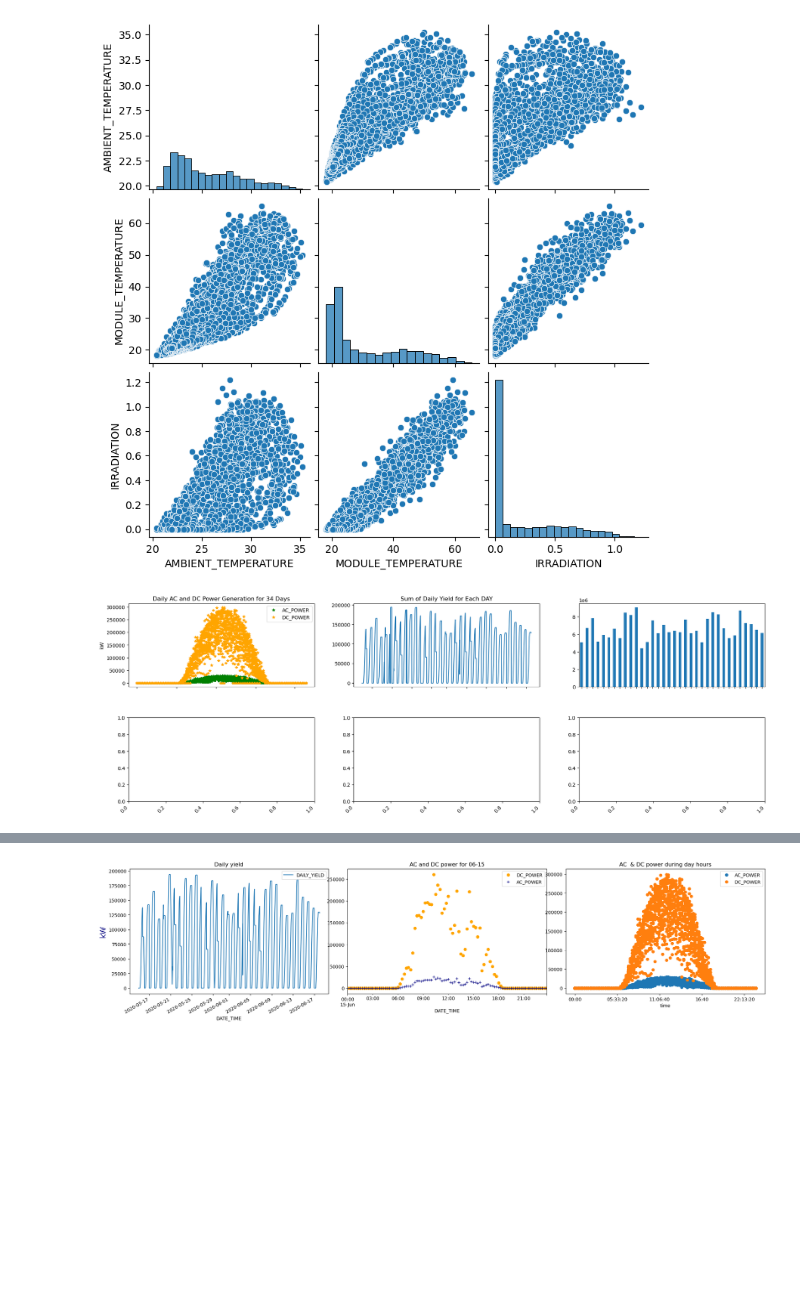
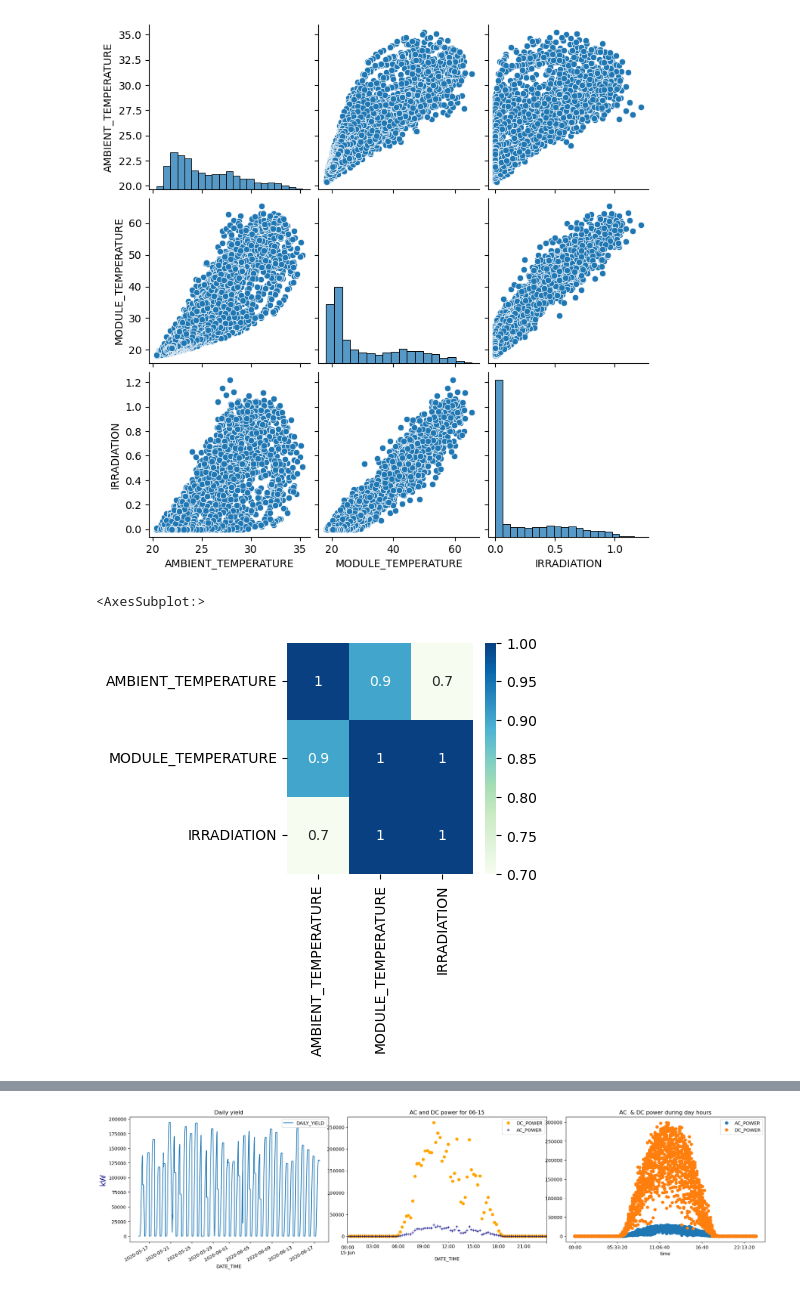
Before and after one commit to sedimir/SediMir, a Jupyter notebook: solar-power-generation.ipynb, the cells around one changed output, grey strips where cells are left out. Drawn from its saved outputs; the diff is of its cells as text; code cells hidden in the pictures; blank space fills up the shorter version.

```diff
--- a/solar-power-generation.ipynb
+++ b/solar-power-generation.ipynb
@@ -174,24 +115,9 @@ sns.pairplot(sen1)
 # %% [output]
 <seaborn.axisgrid.PairGrid at 0x...>
 [figure]
-# %%
-f,ax=plt.subplots(2,3, figsize=(20,8))
-plt.tight_layout(pad=5)
-ax[0,1].plot(gen1.DAILY_YIELD)
-gen1.resample('D').sum().DAILY_YIELD.plot(kind='bar', ax=ax[0,2])
-
-#sns.scatterplot(data=gen1, x='time',y=gen1.DC_POWER*0.001 ,color='orange', ax=ax[0])
-gen1.plot(x='time',y='AC_POWER', style='*',color='green',ax=ax[0,0])
-gen1.plot(x='time',y='DC_POWER', style='*',color='orange', ax=ax[0,0])
-
-#ax[2].plot(gen1.index.strftime('%H:%M'),gen1.AC_POWER*0.001,'o',color='green')
-#ax[2].plot(gen1.index.strftime('%H:%M'),gen1.DC_POWER*0.001,'o',color='orange')
-
-ax[0,0].set_title('Daily AC and DC Power Generation for 34 Days')
-ax[0,1].set_title('Daily Yield')
-ax[0,1].set_title('Sum of Daily Yield for Each DAY')
-
-ax[0,0].set_ylabel('kW')
-f.autofmt_xdate(rotation=45)
-# %% [output]
-[figure, removed]
+# %%
+plt.figure(figsize=(3,3))
+sns.heatmap(sen1.corr().round(1),cmap='GnBu',annot=True)  #list of cmap options: https://medium.com/@morganjonesartist/color-guide-to-seaborn-palettes-da849406d44f
+# %% [output]
+<AxesSubplot:>
+[figure, added]
```
Also changed, not shown: parts of 15 cells of this notebook.
